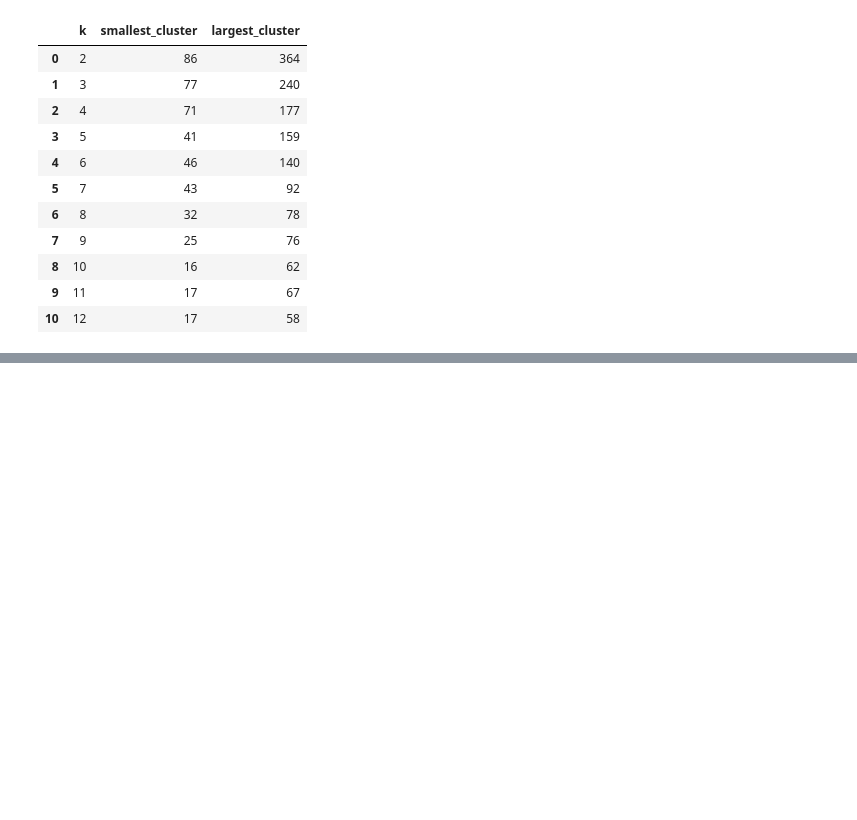
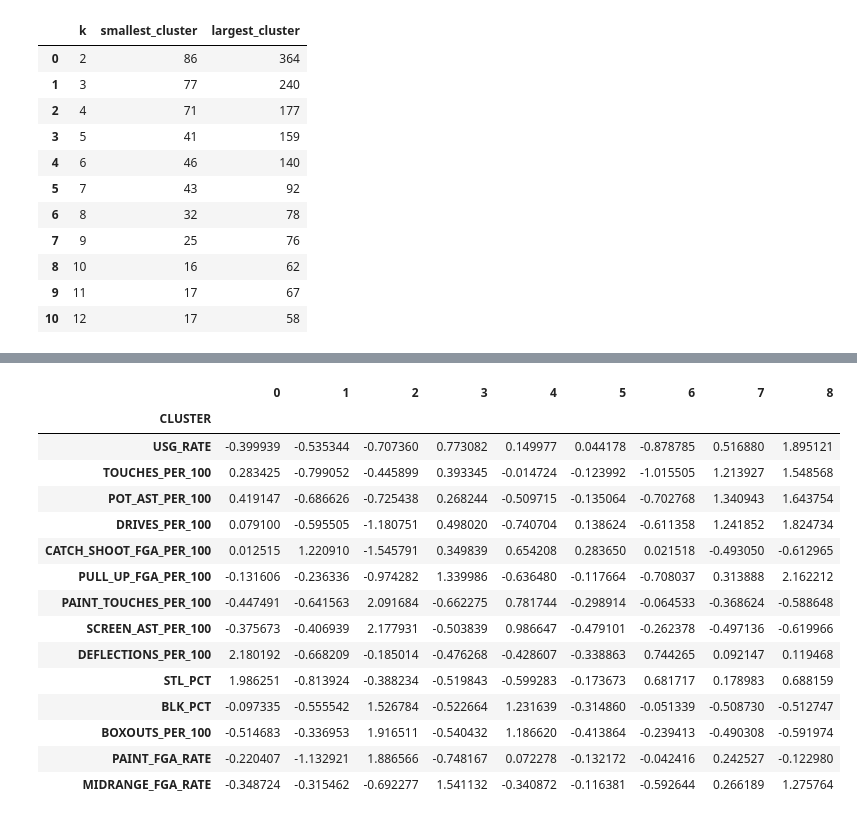
Before and after one commit to alex-abrego/nba-player-archetype-clustering, a Jupyter notebook: notebooks/04_model_selection.ipynb, the cells around one changed output, grey strips where cells are left out. Drawn from its saved outputs; the diff is of its cells as text; code cells hidden in the pictures; blank space fills up the shorter version.

```diff
--- a/notebooks/04_model_selection.ipynb
+++ b/notebooks/04_model_selection.ipynb
@@ -311,0 +312,22 @@ Cluster 5
+# %%
+centroids = pd.DataFrame(model_k9.cluster_centers_, columns = features).T
+centroids.index.name = "CLUSTER"
+
+centroids
+# %% [output]
+|  | 0 | 1 | 2 | 3 | 4 | 5 | 6 | 7 | 8 |
+| CLUSTER |  |  |  |  |  |  |  |  |  |
+| USG_RATE | -0.399939 | -0.535344 | -0.707360 | 0.773082 | 0.149977 | 0.044178 | -0.878785 | 0.516880 | 1.895121 |
+| TOUCHES_PER_100 | 0.283425 | -0.799052 | -0.445899 | 0.393345 | -0.014724 | -0.123992 | -1.015505 | 1.213927 | 1.548568 |
+| POT_AST_PER_100 | 0.419147 | -0.686626 | -0.725438 | 0.268244 | -0.509715 | -0.135064 | -0.702768 | 1.340943 | 1.643754 |
+| DRIVES_PER_100 | 0.079100 | -0.595505 | -1.180751 | 0.498020 | -0.740704 | 0.138624 | -0.611358 | 1.241852 | 1.824734 |
+| CATCH_SHOOT_FGA_PER_100 | 0.012515 | 1.220910 | -1.545791 | 0.349839 | 0.654208 | 0.283650 | 0.021518 | -0.493050 | -0.612965 |
+| PULL_UP_FGA_PER_100 | -0.131606 | -0.236336 | -0.974282 | 1.339986 | -0.636480 | -0.117664 | -0.708037 | 0.313888 | 2.162212 |
+| PAINT_TOUCHES_PER_100 | -0.447491 | -0.641563 | 2.091684 | -0.662275 | 0.781744 | -0.298914 | -0.064533 | -0.368624 | -0.588648 |
+| SCREEN_AST_PER_100 | -0.375673 | -0.406939 | 2.177931 | -0.503839 | 0.986647 | -0.479101 | -0.262378 | -0.497136 | -0.619966 |
+| DEFLECTIONS_PER_100 | 2.180192 | -0.668209 | -0.185014 | -0.476268 | -0.428607 | -0.338863 | 0.744265 | 0.092147 | 0.119468 |
+| STL_PCT | 1.986251 | -0.813924 | -0.388234 | -0.519843 | -0.599283 | -0.173673 | 0.681717 | 0.178983 | 0.688159 |
+| BLK_PCT | -0.097335 | -0.555542 | 1.526784 | -0.522664 | 1.231639 | -0.314860 | -0.051339 | -0.508730 | -0.512747 |
+| BOXOUTS_PER_100 | -0.514683 | -0.336953 | 1.916511 | -0.540432 | 1.186620 | -0.413864 | -0.239413 | -0.490308 | -0.591974 |
+| PAINT_FGA_RATE | -0.220407 | -1.132921 | 1.886566 | -0.748167 | 0.072278 | -0.132172 | -0.042416 | 0.242527 | -0.122980 |
+| MIDRANGE_FGA_RATE | -0.348724 | -0.315462 | -0.692277 | 1.541132 | -0.340872 | -0.116381 | -0.592644 | 0.266189 | 1.275764 |
```
Also changed, not shown: parts of 5 cells of this notebook.
